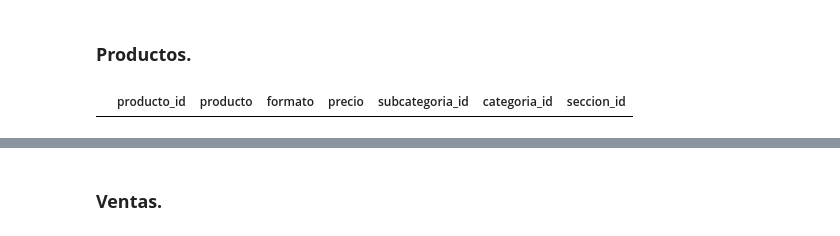
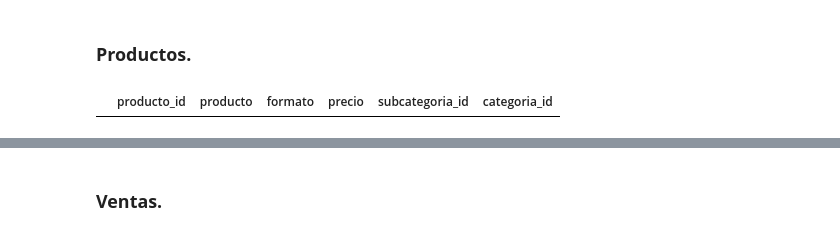
Before and after one commit to dapafer/auto_Pr-PSV, a Jupyter notebook: src/supermercado_database_structure.ipynb, the cells around one changed output, grey strips where cells are left out. Cells and saved outputs as stored; diff of their text form; code cells hidden in the pictures.

```diff
--- a/src/supermercado_database_structure.ipynb
+++ b/src/supermercado_database_structure.ipynb
@@ -156,11 +94,11 @@ memory usage: 708.0+ bytes
 ### **Productos.**
 # %%
 # crear tabla "productos"
-productos = pd.DataFrame(columns=['producto_id', 'producto', 'formato', 'precio', 'subcategoria_id', 'categoria_id', 'seccion_id'])
+productos = pd.DataFrame(columns=['producto_id', 'producto', 'formato', 'precio', 'subcategoria_id', 'categoria_id'])
 
 productos
 # %% [output]
-|  | producto_id | producto | formato | precio | subcategoria_id | categoria_id | seccion_id |
+|  | producto_id | producto | formato | precio | subcategoria_id | categoria_id |
 # %%
 prod_fyv
 # %% [output]
```
Also changed, not shown: parts of 23 cells of this notebook, 12 other files.
